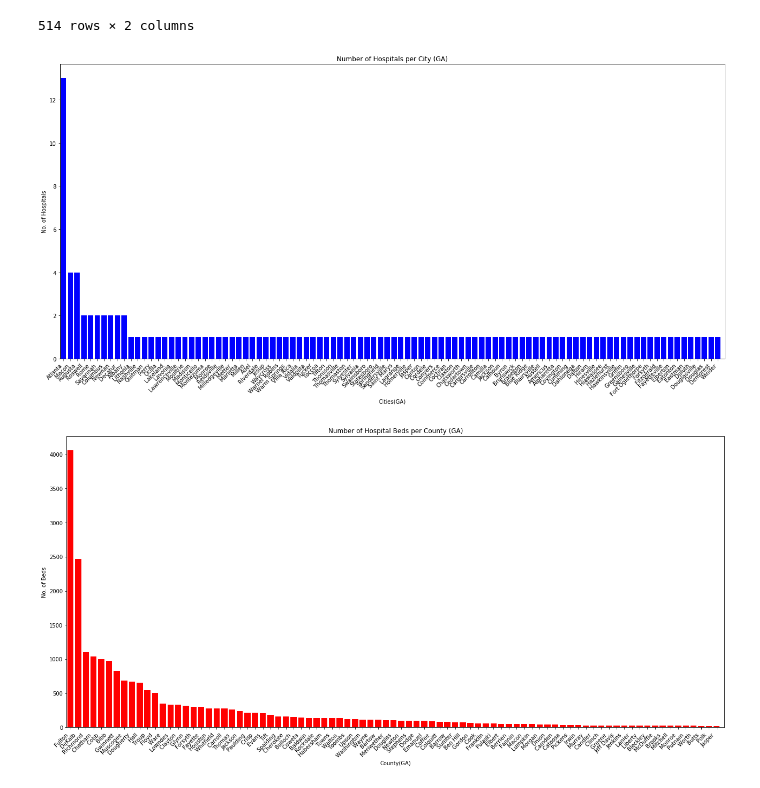
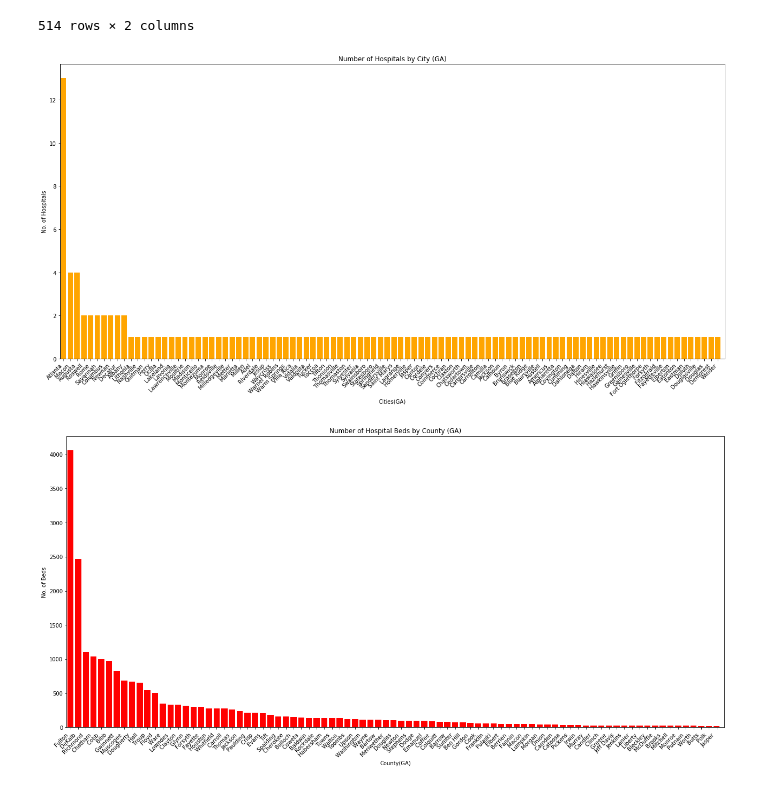
Before and after one commit to jtilenis/Data_Scavengers, a Jupyter notebook: bar_charts.ipynb, the cells around one changed output. Saved outputs shown, nothing was run; the diff lists cells and outputs as text; code cells hidden in the pictures.

```diff
--- a/bar_charts.ipynb
+++ b/bar_charts.ipynb
@@ -94,23 +94,23 @@ hospital_count_city
 # %%
 # Plot Number of Hospitals per City
 
 hospital_count_city = hospital_count_city.loc[(hospital_count_city['Hospital name'] > 0)].sort_values(('Hospital name'),ascending=False)
 hospital_count_city
 
 
 plt.figure(figsize=(22,10))
-plt.bar(hospital_count_city['Hospital City'],hospital_count_city['Hospital name'], color="blue")
+plt.bar(hospital_count_city['Hospital City'],hospital_count_city['Hospital name'], color="orange")
 plt.xticks(hospital_count_city['Hospital City'], rotation='45', ha='right')
-plt.title('Number of Hospitals per City (GA)')
+plt.title('Number of Hospitals by City (GA)')
 plt.xlabel('Cities(GA)')
 plt.ylabel('No. of Hospitals')
 plt.xlim(-0.5,len(hospital_count_city['Hospital City']))
 
 
 plt.savefig("Charts/Hospitals_by_City.png")
 plt.show()
 # %% [output]
-[figure, old version]
+[figure, new version]
 # %%
 # Prepare data for charts
 
```
Also changed, not shown: parts of 5 cells of this notebook, 6 other files.
